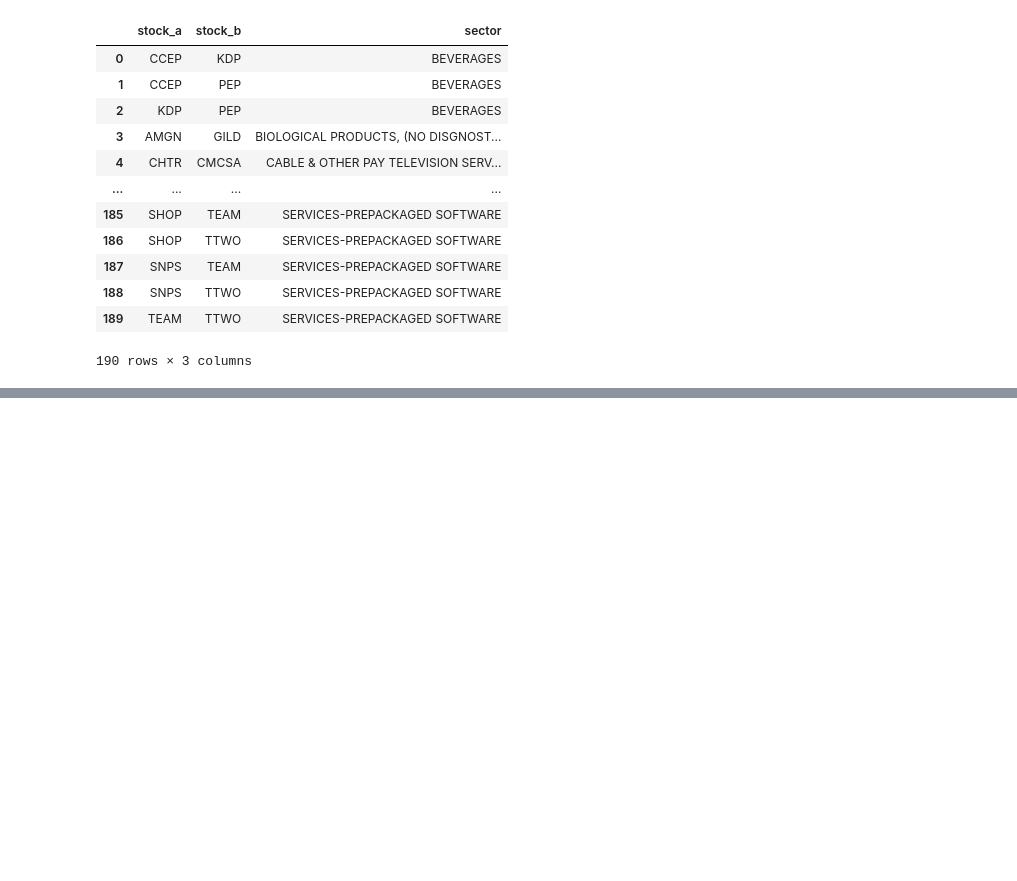
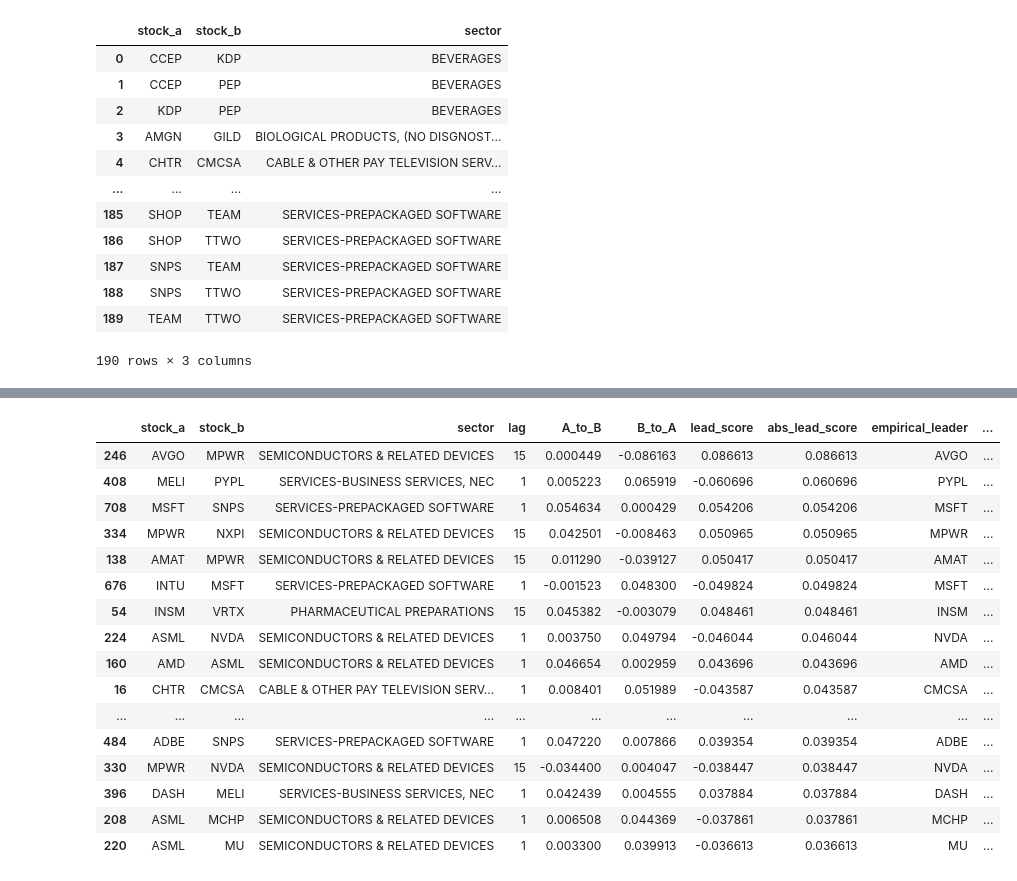
Before and after one commit to ADRIANVM117/data-science-portfolio, a Jupyter notebook: SolidBack_Quant/notebooks/03_hyphotesis_validation_pt2.ipynb, the cells around one changed output, grey strips where cells are left out. Saved outputs shown, nothing was run; the diff lists cells and outputs as text; code cells hidden in the pictures; blank space fills up the shorter version.

```diff
--- a/SolidBack_Quant/notebooks/03_hyphotesis_validation_pt2.ipynb
+++ b/SolidBack_Quant/notebooks/03_hyphotesis_validation_pt2.ipynb
@@ -45,0 +86,70 @@ df_candidate_pairs
+# %%
+from pathlib import Path
+
+DATA_DIR = Path("../data/backtest_1min_with_warmup_by_symbol")
+LAGS = [1, 5, 15, 30]
+
+def load_symbol_returns(symbol, data_dir=DATA_DIR):
+    path = data_dir / f"{symbol}_backtest_1min_warmup.parquet"
+    df = pd.read_parquet(path)
+    df = df[["date", "close"]].copy()
+    df["log_return"] = np.log(df["close"] / df["close"].shift(1))
+    return df[["date", "log_return"]].dropna()
+
+
+def compute_pair_lead_lag(stock_a, stock_b, sector=None, lags=LAGS):
+    a = load_symbol_returns(stock_a).rename(columns={"log_return": "r_a"})
+    b = load_symbol_returns(stock_b).rename(columns={"log_return": "r_b"})
+    pair_df = pd.merge(a, b, on="date", how="inner").dropna()
+    rows = []
+    for lag in lags:
+        a_to_b = pair_df["r_a"].corr(pair_df["r_b"].shift(-lag))
+        b_to_a = pair_df["r_b"].corr(pair_df["r_a"].shift(-lag))
+        lead_score = a_to_b - b_to_a
+        rows.append({
+            "stock_a": stock_a,
+            "stock_b": stock_b,
+            "sector": sector,
+            "lag": lag,
+            "A_to_B": a_to_b,
+            "B_to_A": b_to_a,
+            "lead_score": lead_score,
+            "abs_lead_score": abs(lead_score),
+            "empirical_leader": stock_a if lead_score > 0 else stock_b,
+            "empirical_follower": stock_b if lead_score > 0 else stock_a,
+            "n_obs": len(pair_df)
+        })
+    return pd.DataFrame(rows)
+
+all_results = []
+
+for _, row in df_candidate_pairs.iterrows():
+    pair_result = compute_pair_lead_lag(
+        stock_a=row["stock_a"],
+        stock_b=row["stock_b"],
+        sector=row["sector"],
+        lags=LAGS
+    )
+    all_results.append(pair_result)
+
+lead_lag_results = pd.concat(all_results, ignore_index=True)
+lead_lag_clean = lead_lag_results.query("n_obs >= 10000").copy()
+lead_lag_clean.sort_values("abs_lead_score", ascending=False).head(20)
+# %% [output]
+|  | stock_a | stock_b | sector | lag | A_to_B | B_to_A | lead_score | abs_lead_score | empirical_leader | ... |
+| 246 | AVGO | MPWR | SEMICONDUCTORS & RELATED DEVICES | 15 | 0.000449 | -0.086163 | 0.086613 | 0.086613 | AVGO | ... |
+| 408 | MELI | PYPL | SERVICES-BUSINESS SERVICES, NEC | 1 | 0.005223 | 0.065919 | -0.060696 | 0.060696 | PYPL | ... |
+| 708 | MSFT | SNPS | SERVICES-PREPACKAGED SOFTWARE | 1 | 0.054634 | 0.000429 | 0.054206 | 0.054206 | MSFT | ... |
+| 334 | MPWR | NXPI | SEMICONDUCTORS & RELATED DEVICES | 15 | 0.042501 | -0.008463 | 0.050965 | 0.050965 | MPWR | ... |
+| 138 | AMAT | MPWR | SEMICONDUCTORS & RELATED DEVICES | 15 | 0.011290 | -0.039127 | 0.050417 | 0.050417 | AMAT | ... |
+| 676 | INTU | MSFT | SERVICES-PREPACKAGED SOFTWARE | 1 | -0.001523 | 0.048300 | -0.049824 | 0.049824 | MSFT | ... |
+| 54 | INSM | VRTX | PHARMACEUTICAL PREPARATIONS | 15 | 0.045382 | -0.003079 | 0.048461 | 0.048461 | INSM | ... |
+| 224 | ASML | NVDA | SEMICONDUCTORS & RELATED DEVICES | 1 | 0.003750 | 0.049794 | -0.046044 | 0.046044 | NVDA | ... |
+| 160 | AMD | ASML | SEMICONDUCTORS & RELATED DEVICES | 1 | 0.046654 | 0.002959 | 0.043696 | 0.043696 | AMD | ... |
+| 16 | CHTR | CMCSA | CABLE & OTHER PAY TELEVISION SERV... | 1 | 0.008401 | 0.051989 | -0.043587 | 0.043587 | CMCSA | ... |
+| ... | ... | ... | ... | ... | ... | ... | ... | ... | ... | ... |
+| 484 | ADBE | SNPS | SERVICES-PREPACKAGED SOFTWARE | 1 | 0.047220 | 0.007866 | 0.039354 | 0.039354 | ADBE | ... |
+| 330 | MPWR | NVDA | SEMICONDUCTORS & RELATED DEVICES | 15 | -0.034400 | 0.004047 | -0.038447 | 0.038447 | NVDA | ... |
+| 396 | DASH | MELI | SERVICES-BUSINESS SERVICES, NEC | 1 | 0.042439 | 0.004555 | 0.037884 | 0.037884 | DASH | ... |
+| 208 | ASML | MCHP | SEMICONDUCTORS & RELATED DEVICES | 1 | 0.006508 | 0.044369 | -0.037861 | 0.037861 | MCHP | ... |
+| 220 | ASML | MU | SEMICONDUCTORS & RELATED DEVICES | 1 | 0.003300 | 0.039913 | -0.036613 | 0.036613 | MU | ... |
```
Also changed, not shown: parts of 25 cells of this notebook.
